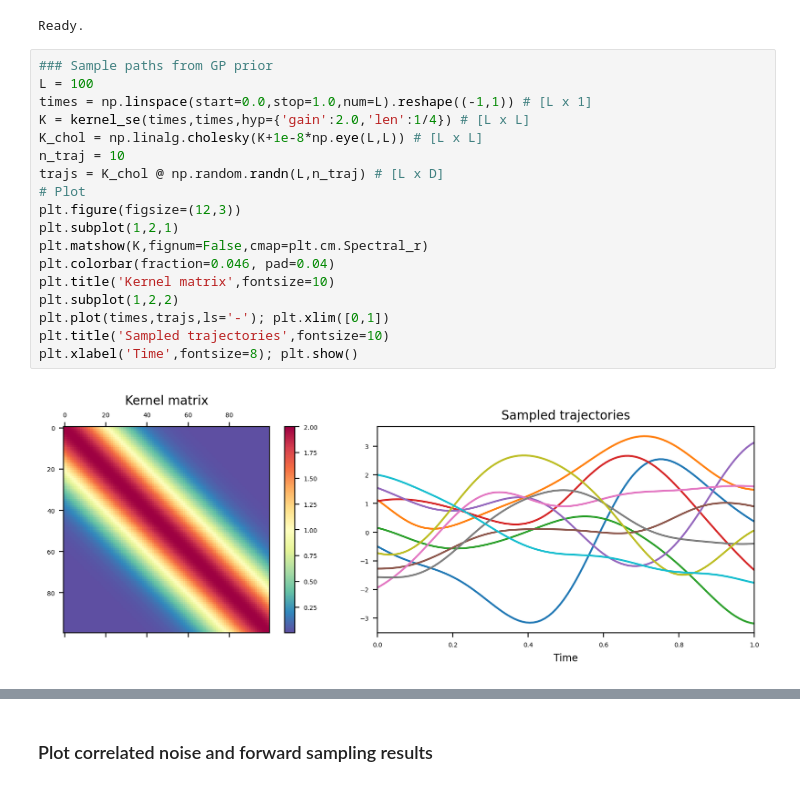
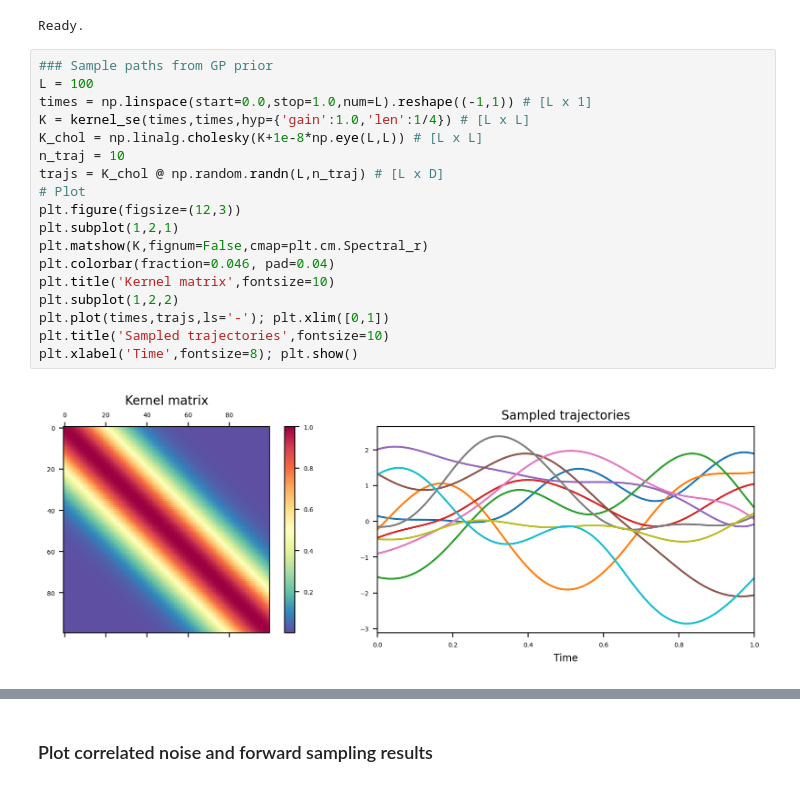
Before and after one commit to sjchoi86/yet-another-diffusion-models, a Jupyter notebook: code/demo_reverse_diffusion.ipynb, the cells around one changed output, grey strips where cells are left out. Cells and saved outputs as stored; diff of their text form.

```diff
--- a/code/demo_reverse_diffusion.ipynb
+++ b/code/demo_reverse_diffusion.ipynb
@@ -158,23 +157,23 @@ Ready.
 # %%
 ### Sample paths from GP prior
 L = 100
 times = np.linspace(start=0.0,stop=1.0,num=L).reshape((-1,1)) # [L x 1]
-K = kernel_se(times,times,hyp={'gain':2.0,'len':1/4}) # [L x L]
+K = kernel_se(times,times,hyp={'gain':1.0,'len':1/4}) # [L x L]
 K_chol = np.linalg.cholesky(K+1e-8*np.eye(L,L)) # [L x L]
 n_traj = 10
 trajs = K_chol @ np.random.randn(L,n_traj) # [L x D]
 # Plot
 plt.figure(figsize=(12,3))
 plt.subplot(1,2,1)
 plt.matshow(K,fignum=False,cmap=plt.cm.Spectral_r)
 plt.colorbar(fraction=0.046, pad=0.04)
 plt.title('Kernel matrix',fontsize=10)
 plt.subplot(1,2,2)
 plt.plot(times,trajs,ls='-'); plt.xlim([0,1])
 plt.title('Sampled trajectories',fontsize=10)
 plt.xlabel('Time',fontsize=8); plt.show()
 # %% [output]
-[figure, old version]
+[figure, new version]
 # %%
 B,L,D = 5,100,3 # #batch, length, dimension
 times = np.linspace(start=0.0,stop=1.0,num=L).reshape((-1,1)) # [L x 1]
```
Also changed, not shown: parts of 12 cells of this notebook.
